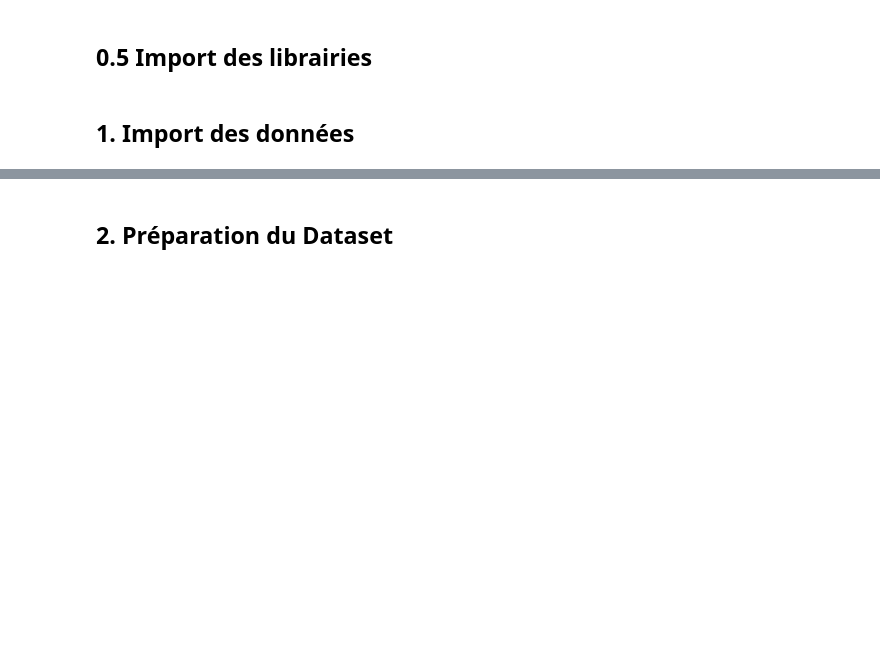
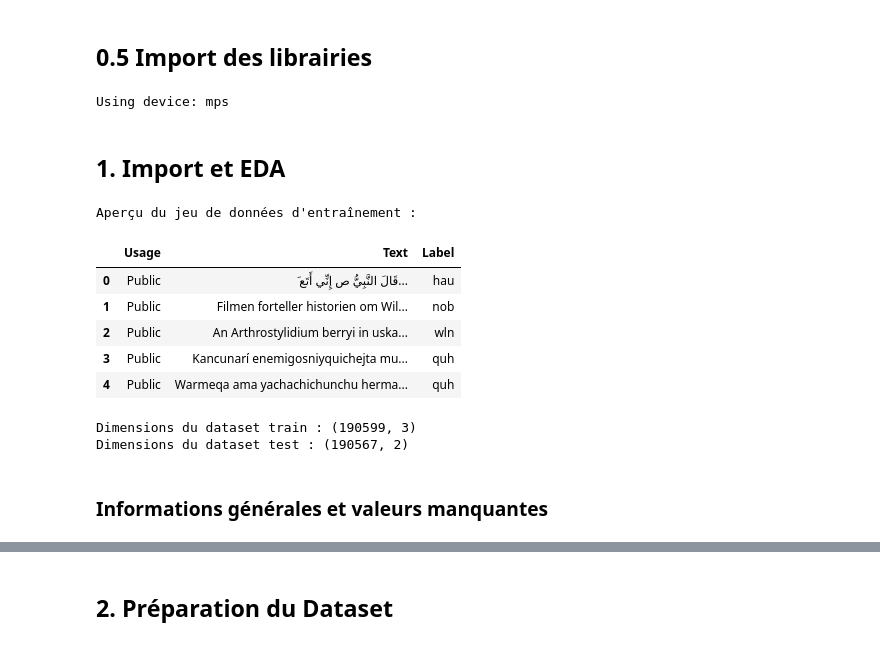
Before and after one commit to Ast-Oscar/anlp-kaggle, a Jupyter notebook: anlp.ipynb, the cells around one changed output, grey strips where cells are left out. Drawn from its saved outputs; the diff is of its cells as text; code cells hidden in the pictures; blank space fills up the shorter version.

```diff
--- a/anlp.ipynb
+++ b/anlp.ipynb
@@ -37,3 +38,9 @@ import evaluate
+# %%
+# Set the device to be used
+device = "cuda" if torch.cuda.is_available() else "mps" if torch.mps.is_available() else "cpu"
+print(f"Using device: {device}")
+# %% [output]
+Using device: mps
 # %% [markdown]
-## 1. Import des données
+## 1. Import et EDA
 # %%
@@ -45,0 +49,20 @@ test_df["Text"] = test_df["Text"].fillna("").astype(str)
+# %%
+# Afficher les 5 premières lignes du jeu de données d'entraînement
+print("Aperçu du jeu de données d'entraînement :")
+display(train_df.head())
+
+# Afficher la taille (nombre de lignes et colonnes) des datasets train et test
+print(f"Dimensions du dataset train : {train_df.shape}")
+print(f"Dimensions du dataset test : {test_df.shape}")
+# %% [output]
+Aperçu du jeu de données d'entraînement :
+|  | Usage | Text | Label |
+| 0 | Public | َ قَالَ النَّبِيُّ ص إِنِّي أَتَع... | hau |
+| 1 | Public | Filmen forteller historien om Wil... | nob |
+| 2 | Public | An Arthrostylidium berryi in uska... | wln |
+| 3 | Public | Kancunarí enemigosniyquichejta mu... | quh |
+| 4 | Public | Warmeqa ama yachachichunchu herma... | quh |
+Dimensions du dataset train : (190599, 3)
+Dimensions du dataset test : (190567, 2)
+# %% [markdown]
+### Informations générales et valeurs manquantes
```
Also changed, not shown: parts of 19 cells of this notebook, 1 other file.
